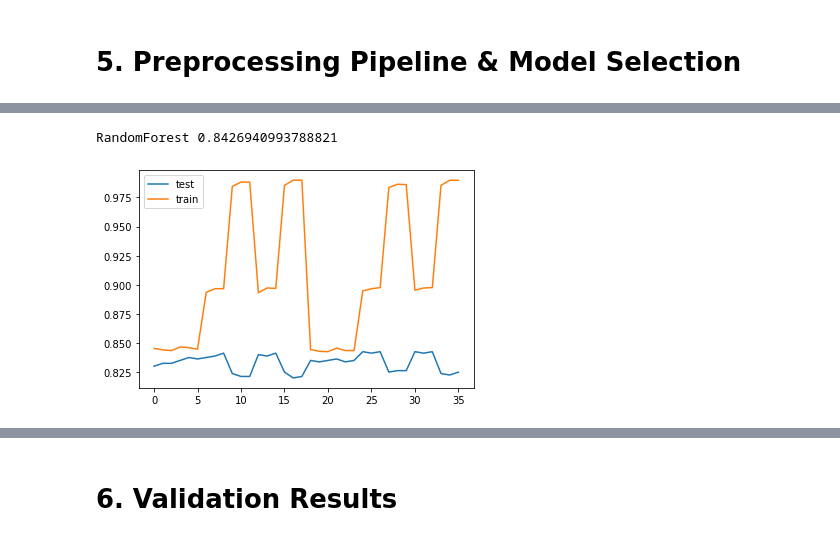
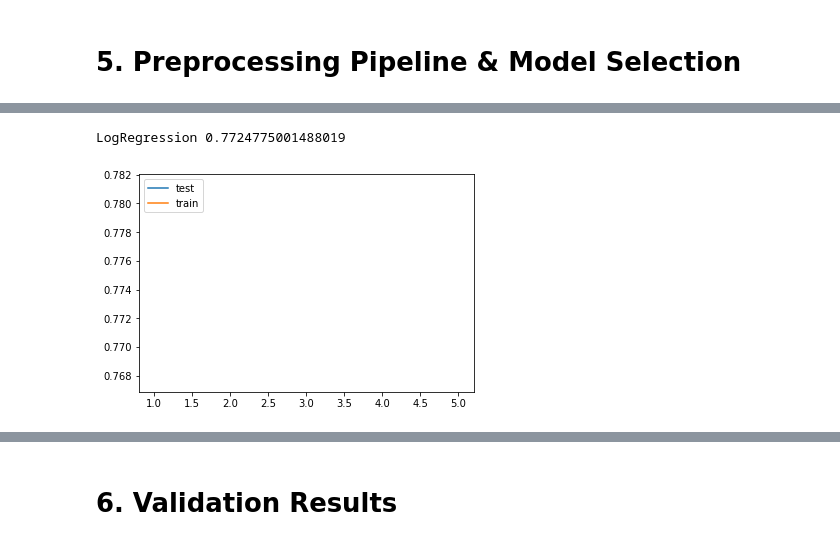
Before and after one commit to PashaIanko/Kaggle.Titanic, a Jupyter notebook: Main.ipynb, the cells around one changed output, grey strips where cells are left out. Drawn from its saved outputs; the diff is of its cells as text; code cells hidden in the pictures.

```diff
--- a/Main.ipynb
+++ b/Main.ipynb
@@ -81,6 +81,28 @@ def build_pipe(model):
       ]
   )
   return pipe
+# %%
+def fine_tune(models, X_train, Y_train, strategy, search_params):
+    fine_tune_res = {}
+
+    for name, model, param_grid in models:
+        print(search_params)
+        pipe = build_pipe(model)
+        if strategy == 'GridSearchCV':
+            search_res = GridSearchCV(
+                estimator = pipe,
+                param_grid = param_grid,
+                **search_params
+            )
+        elif strategy == 'RandomizedSearchCV':
+            search_res = RandomizedSearchCV(
+                pipe,
+                param_grid,
+                **search_params
+            )
+        search_res.fit(X_train, Y_train)
+        fine_tune_res[name] = search_res
+    return fine_tune_res
 # %% [markdown]
 #**1. Concatenate train & test**
 # %%
@@ -373,5 +477,5 @@ Fitting 5 folds for each of 36 candidates, totalling 180 fits
 # %%
-for key, item in sorted(fine_tuning_res.items(), key=lambda item: item[1].best_score_):
+for key, item in sorted(fine_tune_res.items(), key=lambda item: item[1].best_score_):
   print(key, item.best_score_)
 # %% [output]
-RandomForest 0.8426940993788821
+LogRegression 0.7724775001488019
@@ -378,12 +485,13 @@ RandomForest 0.8426940993788821
 # %%
 # Learning Curve results
-test_scores = fine_tuning_res['RandomForest'].cv_results_['mean_test_score']
-train_scores = fine_tuning_res['RandomForest'].cv_results_['mean_train_score']
+model_name = 'LogRegression'
+test_scores = fine_tune_res[model_name].cv_results_['mean_test_score']
+train_scores = fine_tune_res[model_name].cv_results_['mean_train_score']
 
 plt.plot(test_scores, label='test')
 plt.plot(train_scores, label='train')
 plt.legend(loc='best')
 plt.show()
 # %% [output]
-[figure, old version]
+[figure, new version]
 # %%
```
Also changed, not shown: parts of 13 cells of this notebook.
